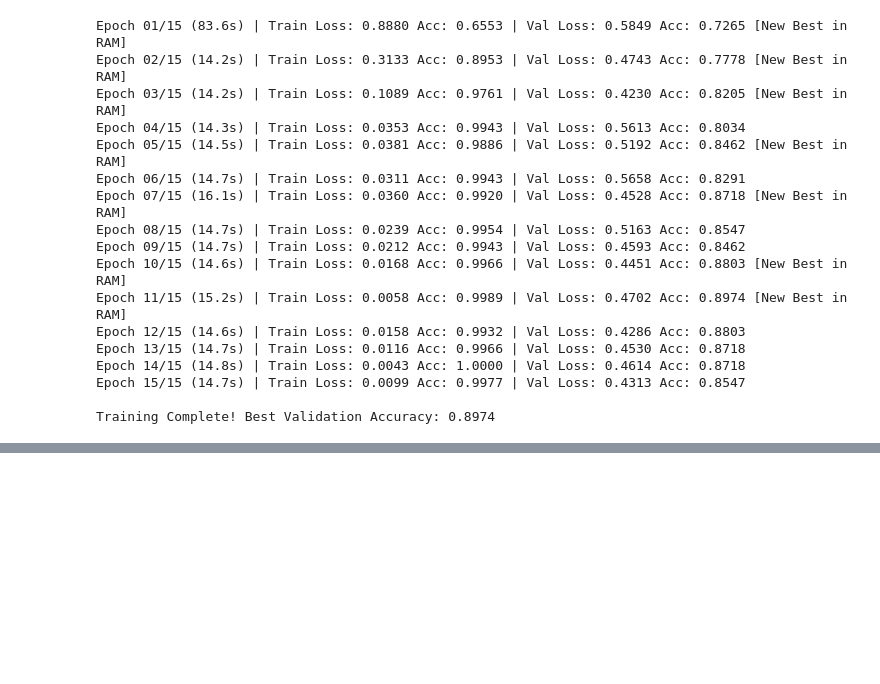
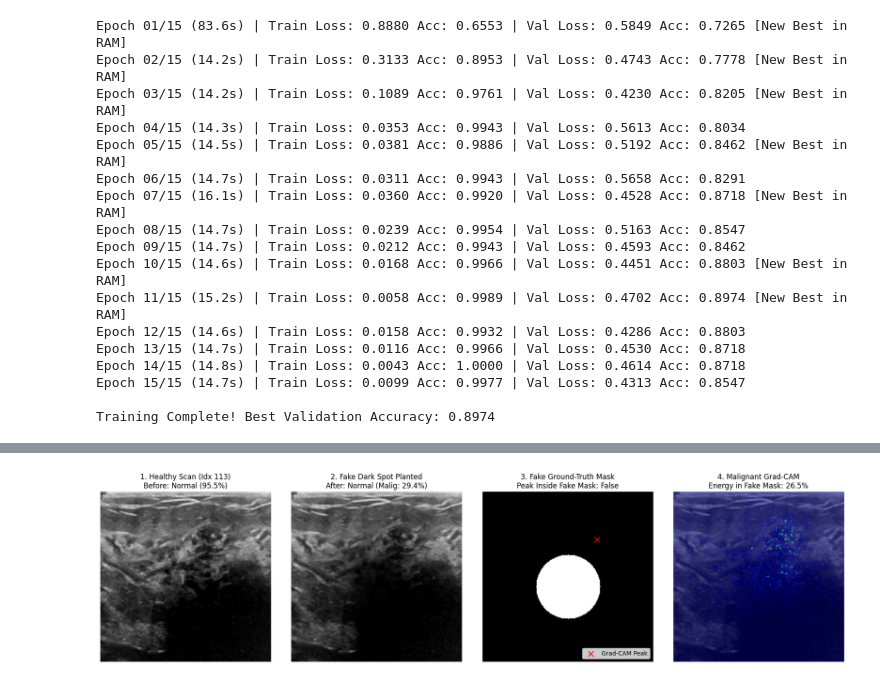
Before and after one commit to TabbyDaCatto/Thesis__Explainable-AI-using-Breast-Ultrasound-Image-BUSI-dataset, a Jupyter notebook: notebooks/tesi-maxxing.ipynb, the cells around one changed output, grey strips where cells are left out. Cells and saved outputs as stored; diff of their text form; code cells hidden in the pictures; blank space fills up the shorter version.

Commit message:
try xai frameworks, will i ever be happy?

```diff
--- a/notebooks/tesi-maxxing.ipynb
+++ b/notebooks/tesi-maxxing.ipynb
@@ -843,0 +999,89 @@ plt.show()
+# %%
+# Test the "Husky in the Snow" Fake Shadow across ALL correctly classified Normal scans in test_dataset
+Y, X = np.ogrid[:224, :224]
+center_y, center_x, radius = 125, 112, 42
+dist_sq = (X - center_x)**2 + (Y - center_y)**2
+gaussian_shadow = np.exp(-dist_sq / (2 * (radius ** 2))).astype(np.float32)
+fake_gt_mask = (dist_sq <= radius**2).astype(np.float32)
+
+mean = np.array([0.485, 0.456, 0.406], dtype=np.float32)
+std = np.array([0.229, 0.224, 0.225], dtype=np.float32)
+
+normal_trap_results = []
+model_resnet.eval()
+
+for idx in range(len(test_dataset)):
+    img, lbl, _ = test_dataset[idx]
+    if lbl.item() != 2:  # Only test True Normal (healthy) images
+        continue
+
+    with torch.no_grad():
+        orig_probs = F.softmax(model_resnet(img.unsqueeze(0).to(device)), dim=1).cpu().numpy()[0]
+    if orig_probs.argmax() != 2:  # Only start with Normal scans the model initially got RIGHT
+        continue
+
+    # 1. Plant the synthetic hypoechoic shadow on the healthy scan
+    norm_rgb = denormalize(img).astype(np.float32)
+    fake_rgb = norm_rgb * (1.0 - 0.88 * gaussian_shadow[:, :, None])
+    fake_tensor = torch.from_numpy(((fake_rgb - mean) / std).transpose(2, 0, 1)).float()
+
+    # 2. ONE LINE to get the Malignant (target_class=1) Grad-CAM and new probabilities!
+    cam_fake, fake_probs = compute_ig(model_resnet, fake_tensor, target_class=1)
+    fake_pred = fake_probs.argmax()
+
+    # 3. Check if Grad-CAM locked onto our planted Fake Mask
+    max_y, max_x = np.unravel_index(np.argmax(cam_fake), cam_fake.shape)
+    fake_hit = bool(fake_gt_mask[max_y, max_x] == 1.0)
+    fake_energy = np.sum(cam_fake * fake_gt_mask) / (np.sum(cam_fake) + 1e-8) * 100
+
+    normal_trap_results.append({
+        "idx": idx,
+        "orig_normal_conf": orig_probs[2] * 100,
+        "orig_malig_conf": orig_probs[1] * 100,
+        "new_pred": class_names[fake_pred],
+        "new_normal_conf": fake_probs[2] * 100,
+        "new_malig_conf": fake_probs[1] * 100,
+        "new_benign_conf": fake_probs[0] * 100,
+        "flipped_to_tumor": fake_pred != 2,
+        "fake_hit": fake_hit,
+        "fake_energy": fake_energy,
+        "norm_rgb": norm_rgb,
+        "fake_rgb": fake_rgb,
+        "cam_fake": cam_fake,
+        "max_xy": (max_x, max_y)
+    })
+
+df_trap = pd.DataFrame(normal_trap_results)
+flipped_count = df_trap["flipped_to_tumor"].sum()
+print(f"=== WHOLE TEST-SET 'HUSKY IN THE SNOW' AUDIT ON HEALTHY SCANS ===")
+print(f"Total Healthy 'Normal' Scans Tested                : {len(df_trap)}")
+print(f"Healthy Scans Flipped to Tumor (Benign/Malignant)  : {flipped_count}/{len(df_trap)} ({df_trap['flipped_to_tumor'].mean()*100:.1f}%)")
+print(f"Avg Normal Confidence Drop                         : {df_trap['orig_normal_conf'].mean():.1f}% -> {df_trap['new_normal_conf'].mean():.1f}%")
+print(f"Avg Malignant Confidence Surge                     : {df_trap['orig_malig_conf'].mean():.1f}% -> {df_trap['new_malig_conf'].mean():.1f}%\n")
+
+# Plot the Healthy Scan that had the biggest surge in Malignant confidence
+best_trap = df_trap.sort_values(by="new_malig_conf", ascending=False).iloc[0]
+
+fig, axes = plt.subplots(1, 4, figsize=(18, 4.5))
+axes[0].imshow(best_trap["norm_rgb"])
+axes[0].set_title(f"1. Healthy Scan (Idx {best_trap['idx']})\nBefore: Normal ({best_trap['orig_normal_conf']:.1f}%)")
+axes[0].axis("off")
+
+axes[1].imshow(best_trap["fake_rgb"])
+axes[1].set_title(f"2. Fake Dark Spot Planted\nAfter: {best_trap['new_pred']} (Malig: {best_trap['new_malig_conf']:.1f}%)")
+axes[1].axis("off")
+
+axes[2].imshow(fake_gt_mask, cmap="gray")
+axes[2].scatter([best_trap["max_xy"][0]], [best_trap["max_xy"][1]], c="red", s=80, marker="x", label="Grad-CAM Peak")
+axes[2].set_title(f"3. Fake Ground-Truth Mask\nPeak Inside Fake Mask: {best_trap['fake_hit']}")
+axes[2].legend(loc="lower right")
+axes[2].axis("off")
+
+axes[3].imshow(best_trap["fake_rgb"])
+axes[3].imshow(best_trap["cam_fake"], cmap="jet", alpha=0.5)
+axes[3].set_title(f"4. Malignant Grad-CAM\nEnergy in Fake Mask: {best_trap['fake_energy']:.1f}%")
+axes[3].axis("off")
+
+plt.tight_layout()
+plt.show()
+# %% [output]
@@ -844,3 +1093,4 @@ plt.show()
+[figure, added]
 # %%
 #commit to my own github repo
 
```
Also changed, not shown: parts of 10 cells of this notebook.
